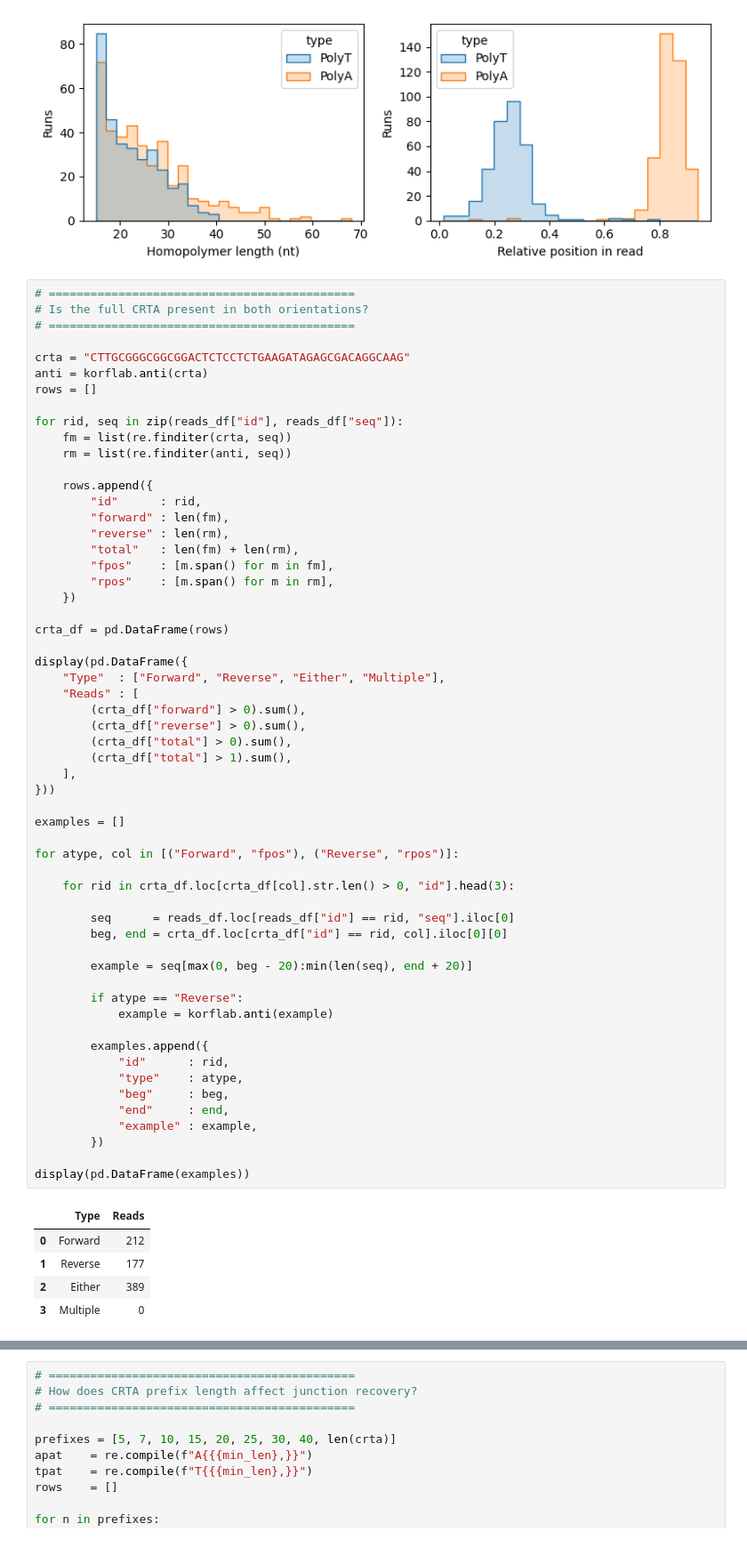
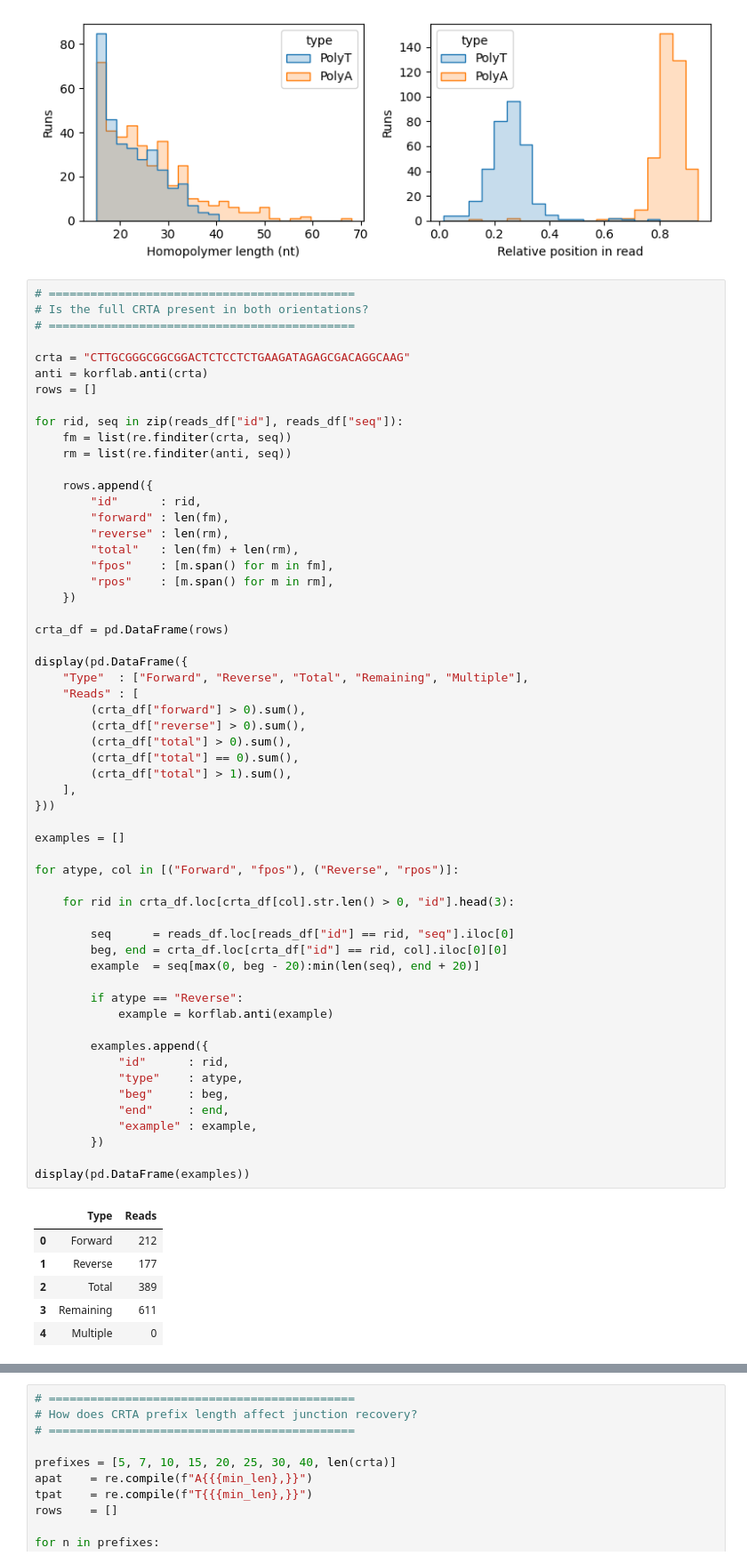
Before and after one commit to ih-11/hmm-3end, a Jupyter notebook: notebooks/qcfastq.ipynb, the cells around one changed output, grey strips where cells are left out. Shown at 89% size. Saved outputs shown, nothing was run; the diff lists cells and outputs as text.

```diff
--- a/notebooks/qcfastq.ipynb
+++ b/notebooks/qcfastq.ipynb
@@ -560,44 +560,45 @@ for rid, seq in zip(reads_df["id"], reads_df["seq"]):
 crta_df = pd.DataFrame(rows)
 
 display(pd.DataFrame({
-	"Type"  : ["Forward", "Reverse", "Either", "Multiple"],
+	"Type"  : ["Forward", "Reverse", "Total", "Remaining", "Multiple"],
 	"Reads" : [
 		(crta_df["forward"] > 0).sum(),
 		(crta_df["reverse"] > 0).sum(),
 		(crta_df["total"] > 0).sum(),
+		(crta_df["total"] == 0).sum(),
 		(crta_df["total"] > 1).sum(),
 	],
 }))
 
 examples = []
 
 for atype, col in [("Forward", "fpos"), ("Reverse", "rpos")]:
 
 	for rid in crta_df.loc[crta_df[col].str.len() > 0, "id"].head(3):
 
 		seq      = reads_df.loc[reads_df["id"] == rid, "seq"].iloc[0]
 		beg, end = crta_df.loc[crta_df["id"] == rid, col].iloc[0][0]
-
-		example = seq[max(0, beg - 20):min(len(seq), end + 20)]
+		example  = seq[max(0, beg - 20):min(len(seq), end + 20)]
 
 		if atype == "Reverse":
 			example = korflab.anti(example)
 
 		examples.append({
 			"id"      : rid,
 			"type"    : atype,
 			"beg"     : beg,
 			"end"     : end,
 			"example" : example,
 		})
 
 display(pd.DataFrame(examples))
 # %% [output]
 |  | Type | Reads |
 | 0 | Forward | 212 |
 | 1 | Reverse | 177 |
-| 2 | Either | 389 |
-| 3 | Multiple | 0 |
+| 2 | Total | 389 |
+| 3 | Remaining | 611 |
+| 4 | Multiple | 0 |
 |  | id | type | beg | end | example |
 | 0 | 49fa6fba-28a3-4889-b324-880e6e80b971 | Forward | 292 | 337 | GAAAAAAAAAAAAAAAAAAACTTGCGGGCGGCG... |
 | 1 | 92c75ed8-7064-4b94-a91d-bcc31ebf8e10 | Forward | 506 | 551 | TTAAAAAAAAAAAAAAAAAACTTGCGGGCGGCG... |
```
